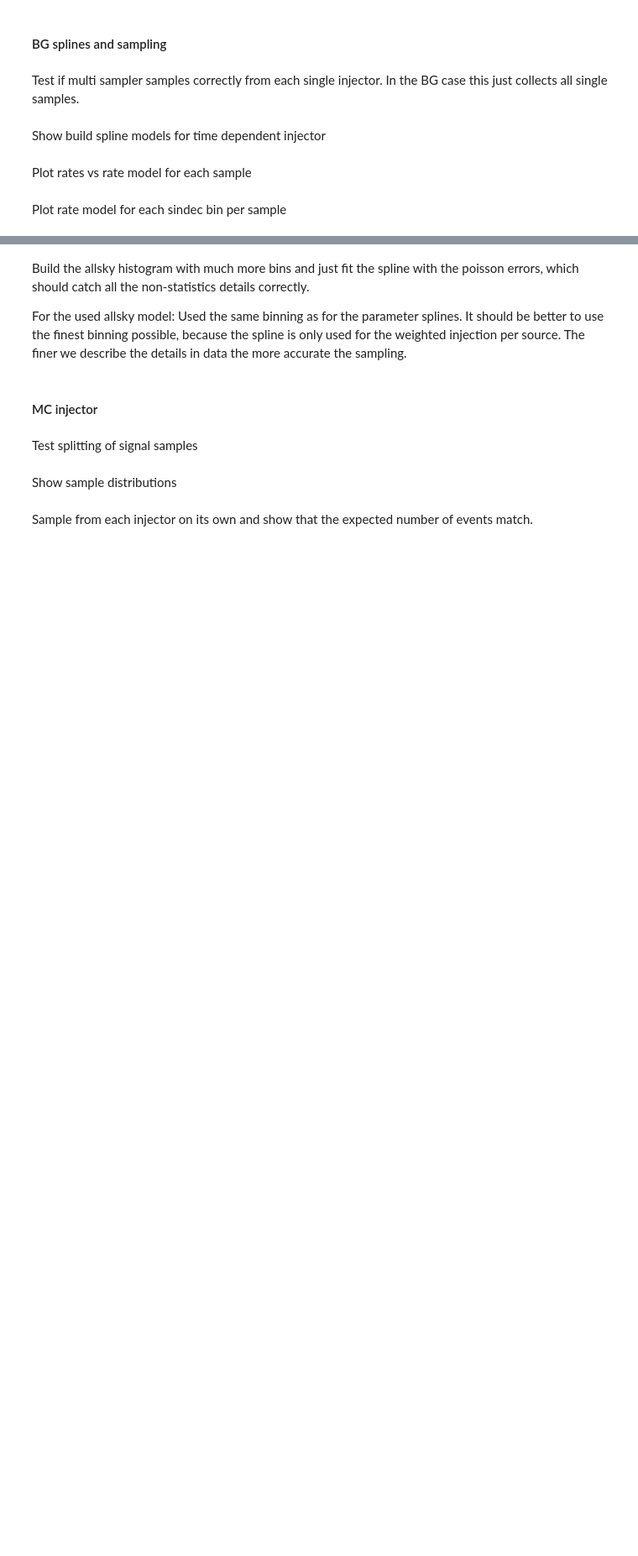
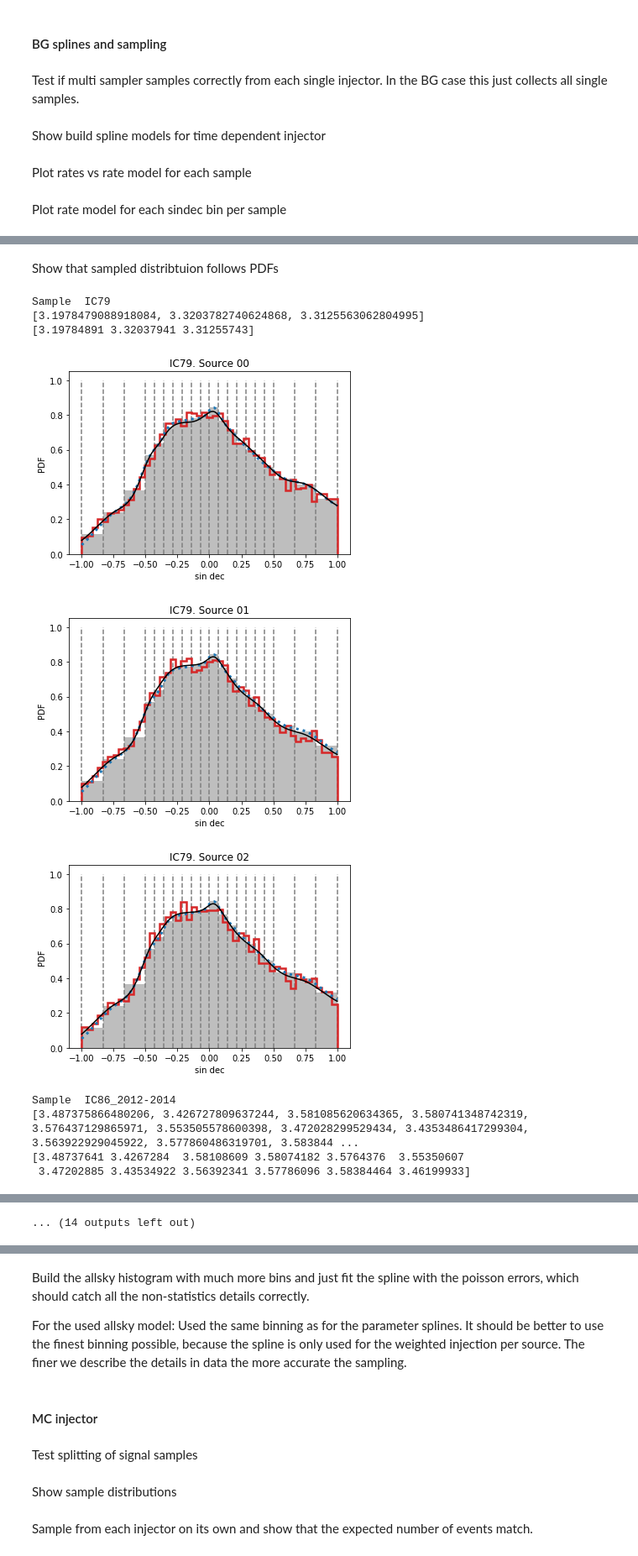
Before and after one commit to mennthor/thesis_plot_notebooks, a Jupyter notebook: testsuite.ipynb, the cells around one changed output, grey strips where cells are left out. Shown at 84% size. Drawn from its saved outputs; the diff is of its cells as text; code cells hidden in the pictures; blank space fills up the shorter version.

```diff
--- a/testsuite.ipynb
+++ b/testsuite.ipynb
@@ -1517,0 +1553,7 @@ plt.show()
+# %%
+nmin = 500
+b = stats.make_equdist_bins(sd_mc, -1, 1, min_evts_per_bin=nmin, weights=mc_w)
+
+h, _ = np.histogram(sd_mc, bins=b, weights=mc_w, density=False)
+var, _ = np.histogram(sd_mc, bins=b, weights=mc_w**2, density=False)
+print("Made {} bins, lowest entry in h is {:.1f}.".format(len(b), np.amin(h)))
@@ -1994,0 +2127,57 @@ for key, bg_inj in sorted(multi_bg_inj._injs.items())[:]:
+# %% [markdown]
+Show that sampled distribtuion follows PDFs
+# %%
+for key, bg_inj in multi_bg_inj.injs.items():
+    print("Sample ", key)
+    nsrcs = len(bg_inj.srcs)
+    sam = [list() for _ in range(nsrcs)]
+    # Sample a few times to have better stats for smaller timw windows
+    nsamples = 5000
+    for _ in range(nsamples):
+        sami = bg_inj.sample(debug=True)
+        src_idx = bg_inj._sample_idx["src_idx"]
+        for j in range(nsrcs):
+            sam[j].append(sami[src_idx == j])
+
+    sam = [np.concatenate(sami) for sami in sam]
+    # These should match closely
+    print(map(lambda spl: spl.integral(-1, 1),
+              bg_inj._spl_info["sin_dec_splines"]))
+    print(bg_inj._nb)
+
+    # Plot average all data distribution and the spline for each source
+    x = np.linspace(-1, 1, 200)
+    sindec_bins = bg_inj.inj_opts["sindec_bins"]
+    _bins = np.linspace(-1, 1, 50)
+
+    for j, sami in enumerate(sam):
+        plt.vlines(sindec_bins, 0, 1, linestyles="--", colors="C7", zorder=-1)
+        # Plot allyear sample for comparison
+        h, b, _ = plt.hist(np.sin(exp_off_dict[key]["dec"]), bins=sindec_bins,
+                           density=True, color="C7", alpha=0.5)
+        _spl = fit_spl_to_hist(h=h, bins=b)[0]
+        plt.plot(x, _spl(x), color="C0", ls=":", lw=3)
+        # Drawn sample per source. Red hist should approx. follow black spline
+        # It doesnt here because we need to make the allsky bg spline follow the
+        # data as close as possbile, but we chose sindec spliens so that didn't work
+        plt.hist(np.sin(sami["dec"]), bins=_bins, density=True,
+                 histtype="step", lw=2.5, color="C3")
+        plt.plot(x, bg_inj._spl_info["sin_dec_pdf_splines"][j](x), color="k")
+        plt.xlabel("sin dec")
+        plt.ylabel("PDF")
+        plt.title("{}. Source {:02d}".format(key, j))
+
+#         save_plot(os.path.join("bg_injector", "sindec_splines"),
+#                   "{}_src_{:02d}.png".format(key, j))
+        plt.show()
+# %% [output]
+Sample  IC79
+[3.1978479088918084, 3.3203782740624868, 3.3125563062804995]
+[3.19784891 3.32037941 3.31255743]
+[figure, added]
+[figure, added]
+[figure, added]
+Sample  IC86_2012-2014
+[3.487375866480206, 3.426727809637244, 3.581085620634365, 3.580741348742319, 3.576437129865971, 3.553505578600398, 3.472028299529434, 3.4353486417299304, 3.563922929045922, 3.577860486319701, 3.583844 ...
+[3.48737641 3.4267284  3.58108609 3.58074182 3.5764376  3.55350607
+ 3.47202885 3.43534922 3.56392341 3.57786096 3.58384464 3.46199933]
@@ -1994,0 +2191 @@ for key, bg_inj in sorted(multi_bg_inj._injs.items())[:]:
+... (14 outputs left out)
```
Also changed, not shown: parts of 20 cells of this notebook.
